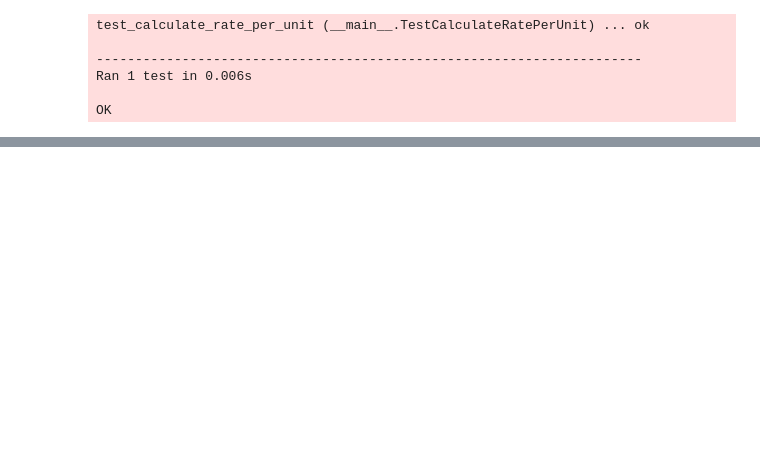
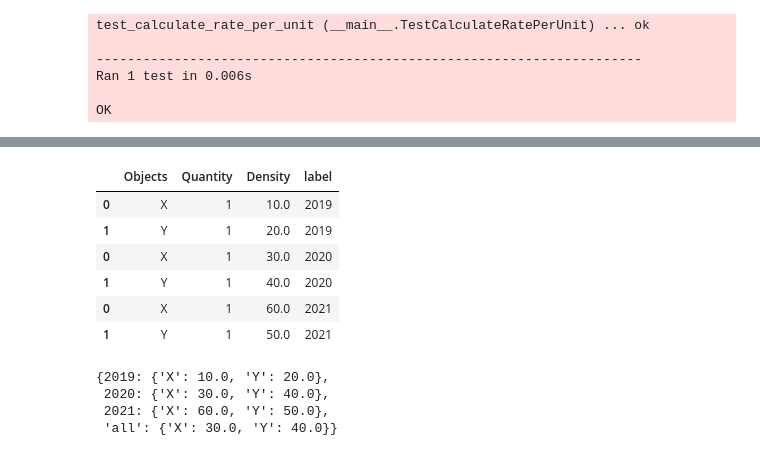
Before and after one commit to hammerdirt-analyst/feb_2024, a Jupyter notebook: a_report_class.ipynb, the cells around one changed output, grey strips where cells are left out. Saved outputs shown, nothing was run; the diff lists cells and outputs as text; code cells hidden in the pictures; blank space fills up the shorter version.

```diff
--- a/a_report_class.ipynb
+++ b/a_report_class.ipynb
@@ -837,3 +1271,38 @@ data
+# %%
+# unit_aggregate = r_class.aggregate_boundaries(data, groupby_columns=groupby_columns, unit_agg=unit_methods, boundary_labels=None, group_agg=group_methods)
+boundary_summaries = []
+for label in boundary_labels:
+    boundary_mask = unit_aggregate[groupby_columns[0]] == label
+    boundary_aggregate = unit_aggregate[boundary_mask].groupby(boundary_columns, as_index=False).agg(group_methods)
+    boundary_aggregate['label'] = label
+    boundary_summaries.append(boundary_aggregate)
+cumulative = pd.concat(boundary_summaries)
+
+ex= {
+    'Objects': cumulative.Objects.values,
+    'Quantity': cumulative.Quantity.values,
+    'Density': cumulative.Density.values,
+    'label': cumulative.label.values
+}
+
+cumulative
+# %% [output]
+|  | Objects | Quantity | Density | label |
+| 0 | X | 1 | 10.0 | 2019 |
+| 1 | Y | 1 | 20.0 | 2019 |
+| 0 | X | 1 | 30.0 | 2020 |
+| 1 | Y | 1 | 40.0 | 2020 |
+| 0 | X | 1 | 60.0 | 2021 |
+| 1 | Y | 1 | 50.0 | 2021 |
+# %%
+a_test_report = pd.concat([cumulative, d])
+
+a_test_report.pivot(columns=['label'], index=['Objects'], values='Density').to_dict()
+# %% [output]
+{2019: {'X': 10.0, 'Y': 20.0},
+ 2020: {'X': 30.0, 'Y': 40.0},
+ 2021: {'X': 60.0, 'Y': 50.0},
+ 'all': {'X': 30.0, 'Y': 40.0}}
 # %%
 %watermark -a hammerdirt-analyst -co --iversions
 # %% [output]
```
Also changed, not shown: parts of 32 cells of this notebook, 2 other files.
